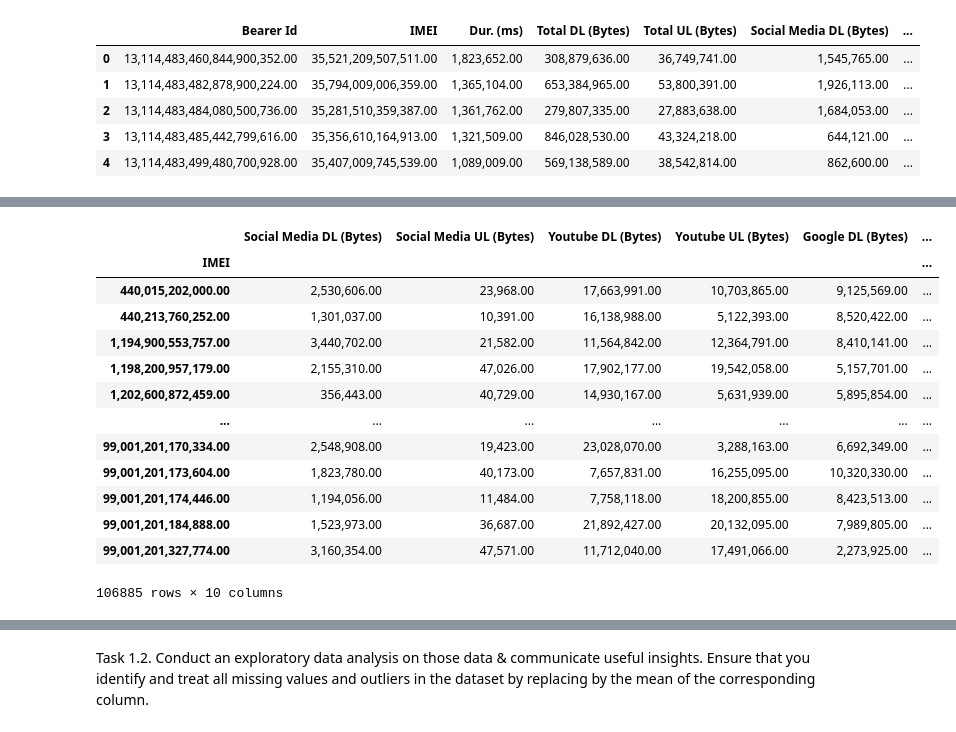
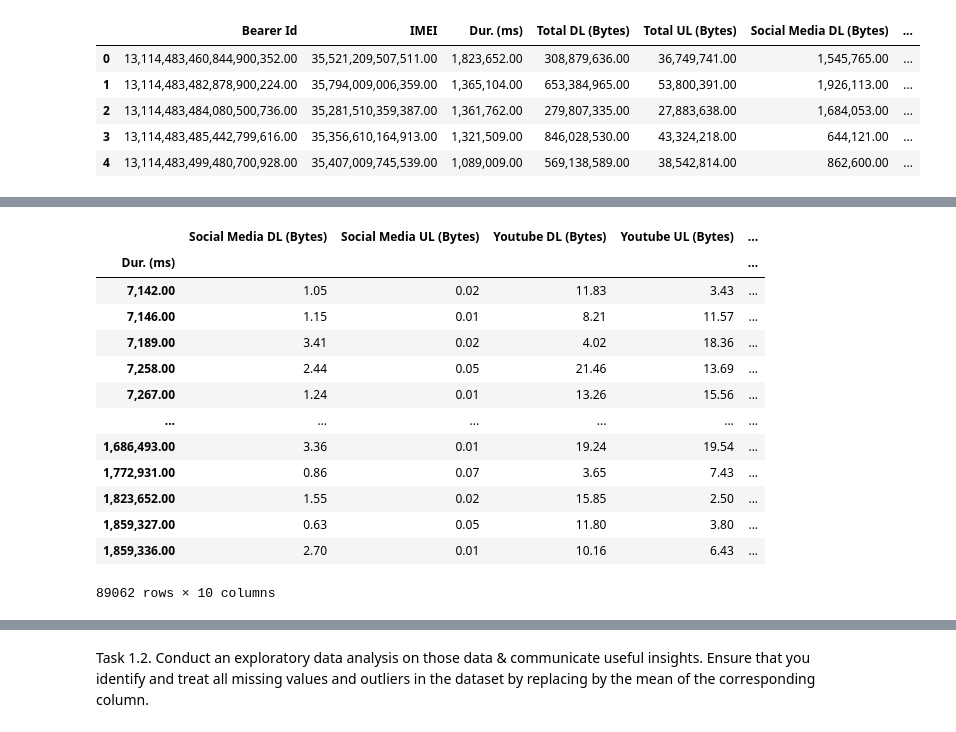
Before and after one commit to niyotham/EDA_Telecom_Industry, a Jupyter notebook: notebooks/EDA.ipynb, the cells around one changed output, grey strips where cells are left out. Drawn from its saved outputs; the diff is of its cells as text; code cells hidden in the pictures.

```diff
--- a/notebooks/EDA.ipynb
+++ b/notebooks/EDA.ipynb
@@ -193,0 +245,17 @@ df_clean_bytes
+# %%
+# df_clean.columns.tolist()
+bytes_colum=['Total DL (Bytes)','Total UL (Bytes)','Social Media DL (Bytes)',
+'Social Media UL (Bytes)','Youtube DL (Bytes)','Youtube UL (Bytes)','Netflix DL (Bytes)',
+'Netflix UL (Bytes)','Google DL (Bytes)','Google UL (Bytes)','Email DL (Bytes)',
+'Email UL (Bytes)','Gaming DL (Bytes)','Gaming UL (Bytes)']
+# %%
+# convert bytes to_megabytes
+df_clean_bytes=convert_bytes_to_megabytes(df_clean,bytes_colum)
+df_clean_bytes['Dur. (ms)']= df_clean['Dur. (ms)']
+colum_arrange=['Dur. (ms)','Total DL (Bytes)','Total UL (Bytes)','Social Media DL (Bytes)',
+'Social Media UL (Bytes)','Youtube DL (Bytes)','Youtube UL (Bytes)','Netflix DL (Bytes)',
+'Netflix UL (Bytes)','Google DL (Bytes)','Google UL (Bytes)','Email DL (Bytes)',
+'Email UL (Bytes)','Gaming DL (Bytes)','Gaming UL (Bytes)']
+df_clean_bytes['Dur. (ms)']= df_clean['Dur. (ms)']
+df_clean_bytes_1 = df_clean_bytes[colum_arrange]
+df_clean_bytes_1
@@ -217,31 +378,31 @@ df_apps
 # %%
-df_apps_agg = df_apps.groupby(['IMEI']).agg({
+df_apps_agg = df_clean_bytes_1.groupby(['Dur. (ms)']).agg({
        'Social Media DL (Bytes)': 'mean',
        'Social Media UL (Bytes)':'mean',
        'Youtube DL (Bytes)':'mean',
        'Youtube UL (Bytes)':'mean',
        'Google DL (Bytes)':'mean',
        'Google UL (Bytes)':'mean',
        'Email DL (Bytes)':'mean',
        'Email UL (Bytes)':'mean',
        'Gaming DL (Bytes)':'mean',
        'Gaming UL (Bytes)':'mean'
        }
 )
 # aggregate the application volume in Bytes
 df_apps_agg
 # %% [output]
-|  | Social Media DL (Bytes) | Social Media UL (Bytes) | Youtube DL (Bytes) | Youtube UL (Bytes) | Google DL (Bytes) | ... |
-| IMEI |  |  |  |  |  | ... |
-| 440,015,202,000.00 | 2,530,606.00 | 23,968.00 | 17,663,991.00 | 10,703,865.00 | 9,125,569.00 | ... |
-| 440,213,760,252.00 | 1,301,037.00 | 10,391.00 | 16,138,988.00 | 5,122,393.00 | 8,520,422.00 | ... |
-| 1,194,900,553,757.00 | 3,440,702.00 | 21,582.00 | 11,564,842.00 | 12,364,791.00 | 8,410,141.00 | ... |
-| 1,198,200,957,179.00 | 2,155,310.00 | 47,026.00 | 17,902,177.00 | 19,542,058.00 | 5,157,701.00 | ... |
-| 1,202,600,872,459.00 | 356,443.00 | 40,729.00 | 14,930,167.00 | 5,631,939.00 | 5,895,854.00 | ... |
-| ... | ... | ... | ... | ... | ... | ... |
-| 99,001,201,170,334.00 | 2,548,908.00 | 19,423.00 | 23,028,070.00 | 3,288,163.00 | 6,692,349.00 | ... |
-| 99,001,201,173,604.00 | 1,823,780.00 | 40,173.00 | 7,657,831.00 | 16,255,095.00 | 10,320,330.00 | ... |
-| 99,001,201,174,446.00 | 1,194,056.00 | 11,484.00 | 7,758,118.00 | 18,200,855.00 | 8,423,513.00 | ... |
-| 99,001,201,184,888.00 | 1,523,973.00 | 36,687.00 | 21,892,427.00 | 20,132,095.00 | 7,989,805.00 | ... |
-| 99,001,201,327,774.00 | 3,160,354.00 | 47,571.00 | 11,712,040.00 | 17,491,066.00 | 2,273,925.00 | ... |
+|  | Social Media DL (Bytes) | Social Media UL (Bytes) | Youtube DL (Bytes) | Youtube UL (Bytes) | ... |
+| Dur. (ms) |  |  |  |  | ... |
+| 7,142.00 | 1.05 | 0.02 | 11.83 | 3.43 | ... |
+| 7,146.00 | 1.15 | 0.01 | 8.21 | 11.57 | ... |
+| 7,189.00 | 3.41 | 0.02 | 4.02 | 18.36 | ... |
+| 7,258.00 | 2.44 | 0.05 | 21.46 | 13.69 | ... |
+| 7,267.00 | 1.24 | 0.01 | 13.26 | 15.56 | ... |
+| ... | ... | ... | ... | ... | ... |
+| 1,686,493.00 | 3.36 | 0.01 | 19.24 | 19.54 | ... |
+| 1,772,931.00 | 0.86 | 0.07 | 3.65 | 7.43 | ... |
+| 1,823,652.00 | 1.55 | 0.02 | 15.85 | 2.50 | ... |
+| 1,859,327.00 | 0.63 | 0.05 | 11.80 | 3.80 | ... |
+| 1,859,336.00 | 2.70 | 0.01 | 10.16 | 6.43 | ... |
-106885 rows × 10 columns
+89062 rows × 10 columns
```
Also changed, not shown: parts of 39 cells of this notebook.
